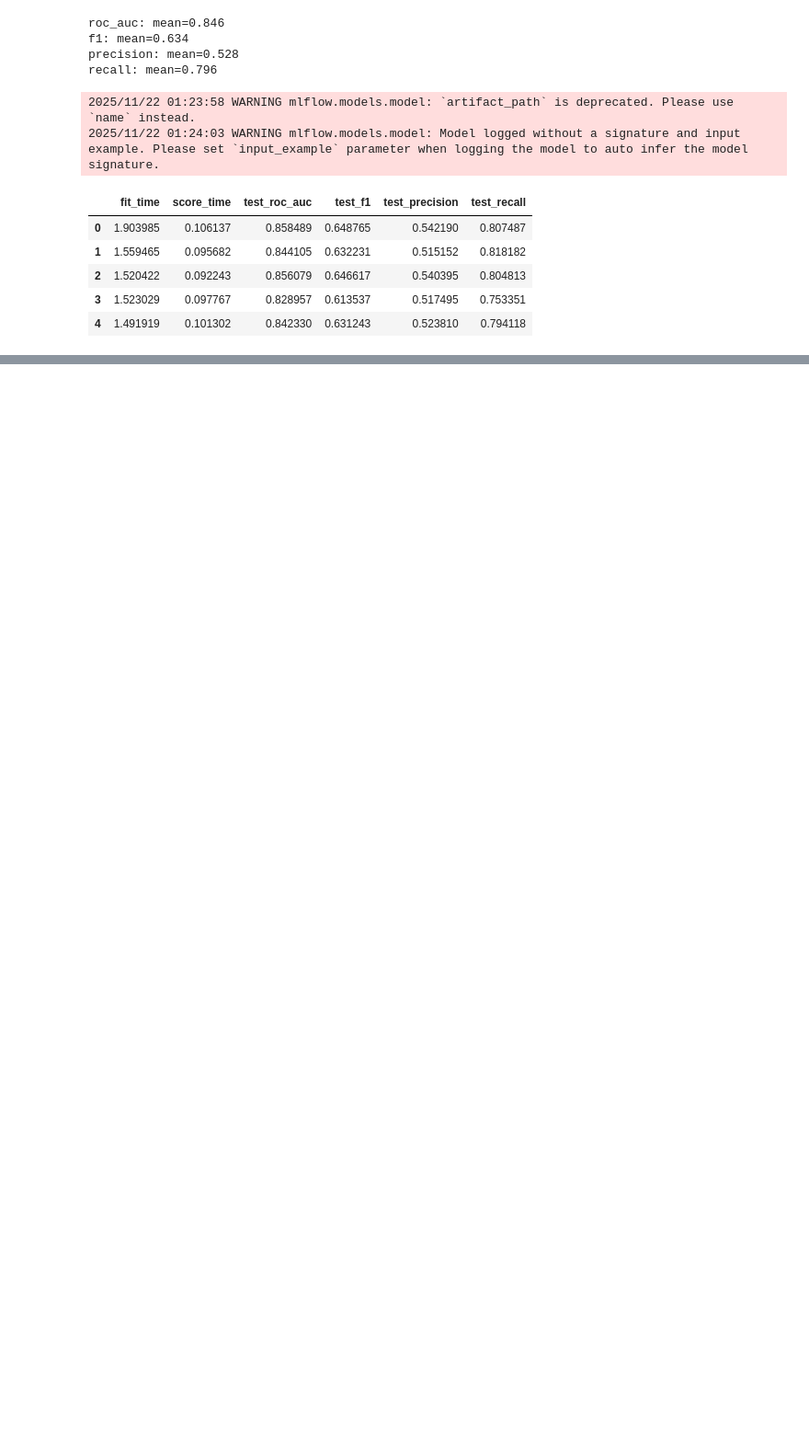
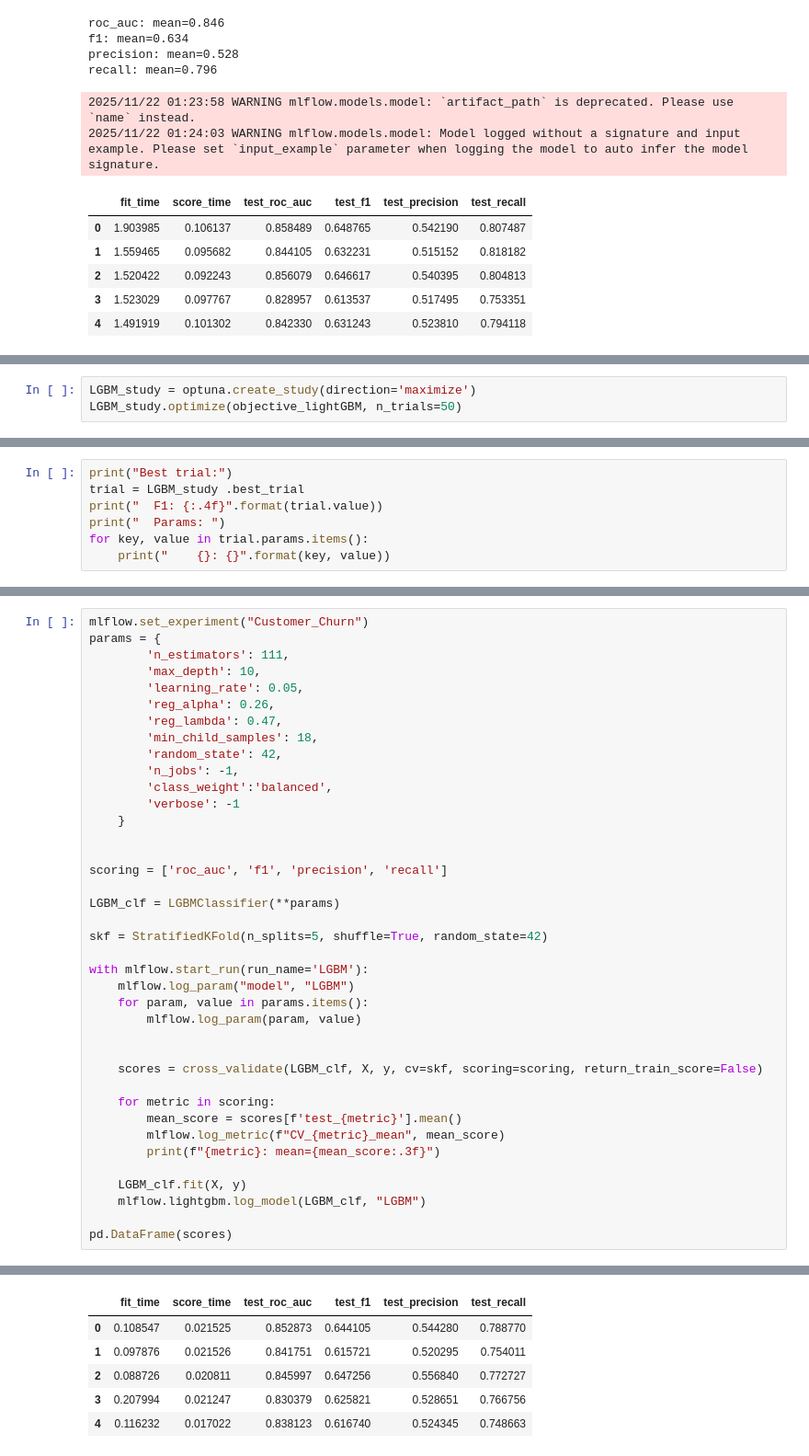
Before and after one commit to StoryTeller72/CUSTOMER-CHURN-PREDICTION, a Jupyter notebook: notebooks/trainModels.ipynb, the cells around one changed output, grey strips where cells are left out. Shown: that part at 92% size. Saved outputs shown, nothing was run; the diff lists cells and outputs as text; blank space fills up the shorter version.

Commit message:
'Finished_LGBM'

```diff
--- a/notebooks/trainModels.ipynb
+++ b/notebooks/trainModels.ipynb
@@ -277,0 +309,3 @@ recall: mean=0.796
+# %%
+LGBM_study = optuna.create_study(direction='maximize')
+LGBM_study.optimize(objective_lightGBM, n_trials=50)
@@ -277,0 +330,7 @@ recall: mean=0.796
+# %%
+print("Best trial:")
+trial = LGBM_study .best_trial
+print("  F1: {:.4f}".format(trial.value))
+print("  Params: ")
+for key, value in trial.params.items():
+    print("    {}: {}".format(key, value))
@@ -277,0 +348,40 @@ recall: mean=0.796
+# %%
+mlflow.set_experiment("Customer_Churn")
+params = {
+        'n_estimators': 111,
+        'max_depth': 10,
+        'learning_rate': 0.05,
+        'reg_alpha': 0.26,
+        'reg_lambda': 0.47,
+        'min_child_samples': 18,
+        'random_state': 42,
+        'n_jobs': -1,
+        'class_weight':'balanced',
+        'verbose': -1
+    }
+
+
+scoring = ['roc_auc', 'f1', 'precision', 'recall']
+
+LGBM_clf = LGBMClassifier(**params)
+
+skf = StratifiedKFold(n_splits=5, shuffle=True, random_state=42)
+
+with mlflow.start_run(run_name='LGBM'):
+    mlflow.log_param("model", "LGBM")
+    for param, value in params.items():
+        mlflow.log_param(param, value)
+
+
+    scores = cross_validate(LGBM_clf, X, y, cv=skf, scoring=scoring, return_train_score=False)
+
+    for metric in scoring:
+        mean_score = scores[f'test_{metric}'].mean()
+        mlflow.log_metric(f"CV_{metric}_mean", mean_score)
+        print(f"{metric}: mean={mean_score:.3f}")
+
+    LGBM_clf.fit(X, y)
+    mlflow.lightgbm.log_model(LGBM_clf, "LGBM")
+
+pd.DataFrame(scores)
+# %% [output]
@@ -277,0 +394,6 @@ recall: mean=0.796
+|  | fit_time | score_time | test_roc_auc | test_f1 | test_precision | test_recall |
+| 0 | 0.108547 | 0.021525 | 0.852873 | 0.644105 | 0.544280 | 0.788770 |
+| 1 | 0.097876 | 0.021526 | 0.841751 | 0.615721 | 0.520295 | 0.754011 |
+| 2 | 0.088726 | 0.020811 | 0.845997 | 0.647256 | 0.556840 | 0.772727 |
+| 3 | 0.207994 | 0.021247 | 0.830379 | 0.625821 | 0.528651 | 0.766756 |
+| 4 | 0.116232 | 0.017022 | 0.838123 | 0.616740 | 0.524345 | 0.748663 |
```
Also changed, not shown: parts of 7 cells of this notebook, 47 other files.
